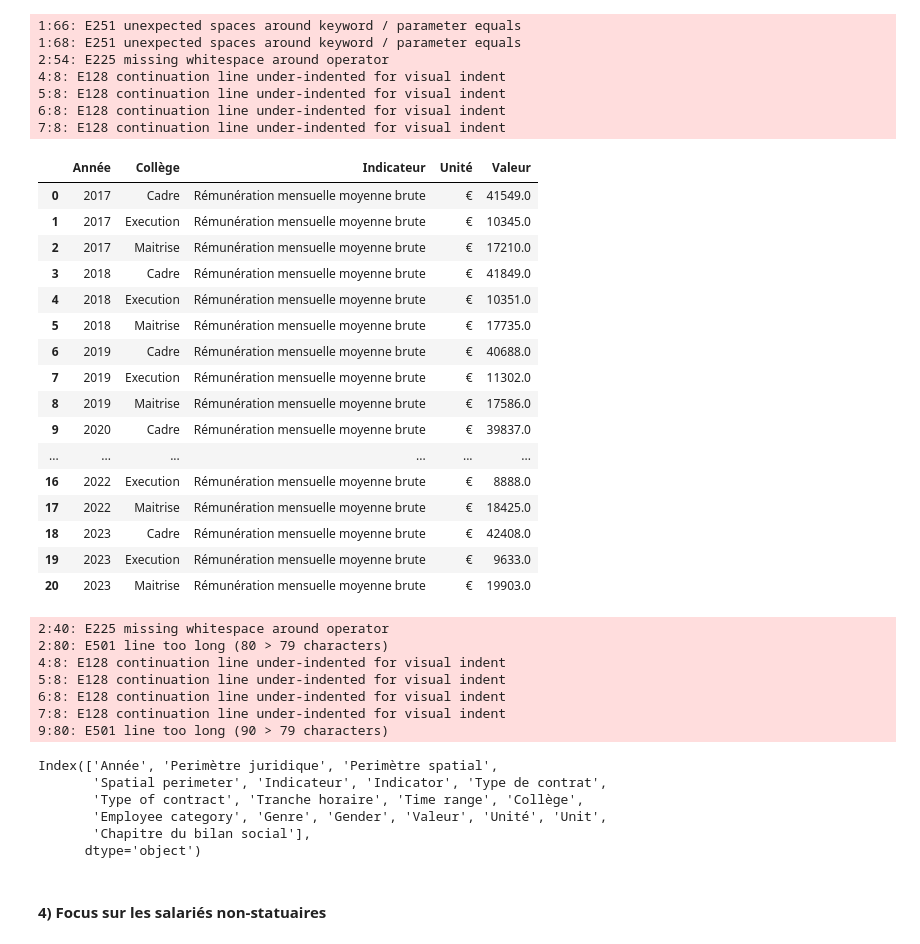
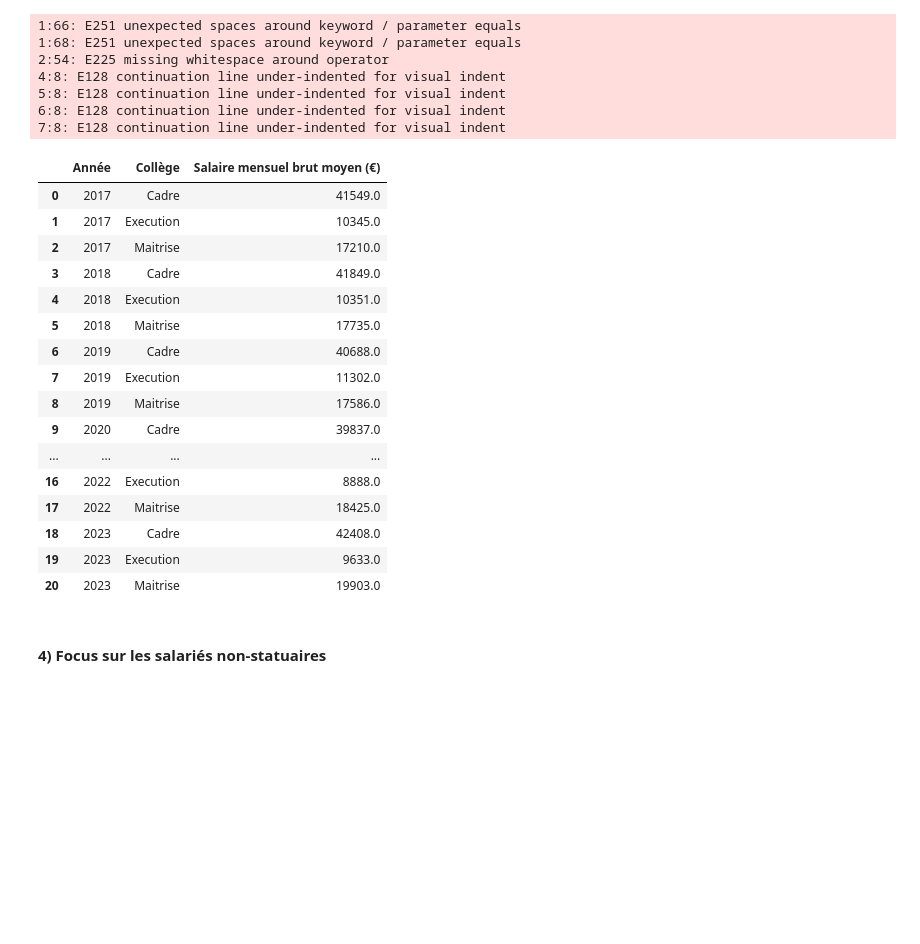
Before and after one commit to lancelot-r/projet_diversite_inclusion_entreprise, a Jupyter notebook: projet.ipynb, the cells around one changed output. Saved outputs shown, nothing was run; the diff lists cells and outputs as text; code cells hidden in the pictures; blank space fills up the shorter version.

```diff
--- a/projet.ipynb
+++ b/projet.ipynb
@@ -231,48 +243,34 @@ conditions
 # %%
 salaire = pd.read_csv("data/promotion.csv", delimiter=";")
 salaire = salaire[salaire["Indicateur"]=="Rémunération mensuelle moyenne brute"]
 drop = ['Perimètre juridique', 'Perimètre spatial',
        'Spatial perimeter', 'Indicator',
        'Type of contract', 'Employee category', 'Plage M3E',
        'M3E classification', 'Gender', 'Unit',
        'Chapitre du bilan social', 'Type de contrat', 'Genre']
 salaire = salaire.drop(columns=drop)
 salaire = salaire.groupby(["Année", "Collège", "Indicateur", "Unité"]).sum().reset_index()
+salaire = salaire.rename(columns={'Valeur': 'Salaire mensuel brut moyen (€)'})
+salaire = salaire.drop(columns=['Indicateur', 'Unité'])
 salaire
 # %% [output]
-|  | Année | Collège | Indicateur | Unité | Valeur |
-| 0 | 2017 | Cadre | Rémunération mensuelle moyenne brute | € | 41549.0 |
-| 1 | 2017 | Execution | Rémunération mensuelle moyenne brute | € | 10345.0 |
-| 2 | 2017 | Maitrise | Rémunération mensuelle moyenne brute | € | 17210.0 |
-| 3 | 2018 | Cadre | Rémunération mensuelle moyenne brute | € | 41849.0 |
-| 4 | 2018 | Execution | Rémunération mensuelle moyenne brute | € | 10351.0 |
-| 5 | 2018 | Maitrise | Rémunération mensuelle moyenne brute | € | 17735.0 |
-| 6 | 2019 | Cadre | Rémunération mensuelle moyenne brute | € | 40688.0 |
-| 7 | 2019 | Execution | Rémunération mensuelle moyenne brute | € | 11302.0 |
-| 8 | 2019 | Maitrise | Rémunération mensuelle moyenne brute | € | 17586.0 |
-| 9 | 2020 | Cadre | Rémunération mensuelle moyenne brute | € | 39837.0 |
-| ... | ... | ... | ... | ... | ... |
-| 16 | 2022 | Execution | Rémunération mensuelle moyenne brute | € | 8888.0 |
-| 17 | 2022 | Maitrise | Rémunération mensuelle moyenne brute | € | 18425.0 |
-| 18 | 2023 | Cadre | Rémunération mensuelle moyenne brute | € | 42408.0 |
-| 19 | 2023 | Execution | Rémunération mensuelle moyenne brute | € | 9633.0 |
-| 20 | 2023 | Maitrise | Rémunération mensuelle moyenne brute | € | 19903.0 |
+|  | Année | Collège | Salaire mensuel brut moyen (€) |
+| 0 | 2017 | Cadre | 41549.0 |
+| 1 | 2017 | Execution | 10345.0 |
+| 2 | 2017 | Maitrise | 17210.0 |
+| 3 | 2018 | Cadre | 41849.0 |
+| 4 | 2018 | Execution | 10351.0 |
+| 5 | 2018 | Maitrise | 17735.0 |
+| 6 | 2019 | Cadre | 40688.0 |
+| 7 | 2019 | Execution | 11302.0 |
+| 8 | 2019 | Maitrise | 17586.0 |
+| 9 | 2020 | Cadre | 39837.0 |
+| ... | ... | ... | ... |
+| 16 | 2022 | Execution | 8888.0 |
+| 17 | 2022 | Maitrise | 18425.0 |
+| 18 | 2023 | Cadre | 42408.0 |
+| 19 | 2023 | Execution | 9633.0 |
+| 20 | 2023 | Maitrise | 19903.0 |
-2:40: E225 missing whitespace around operator
-2:80: E501 line too long (80 > 79 characters)
-4:8: E128 continuation line under-indented for visual indent
-5:8: E128 continuation line under-indented for visual indent
-6:8: E128 continuation line under-indented for visual indent
-7:8: E128 continuation line under-indented for visual indent
-9:80: E501 line too long (90 > 79 characters)
-# %%
-conditions.columns
-# %% [output]
-Index(['Année', 'Perimètre juridique', 'Perimètre spatial',
-       'Spatial perimeter', 'Indicateur', 'Indicator', 'Type de contrat',
-       'Type of contract', 'Tranche horaire', 'Time range', 'Collège',
-       'Employee category', 'Genre', 'Gender', 'Valeur', 'Unité', 'Unit',
-       'Chapitre du bilan social'],
-      dtype='object')
 # %% [markdown]
 #### 4) Focus sur les salariés non-statuaires ####
 # %% [markdown]
```
Also changed, not shown: parts of 16 cells of this notebook, 1 other file.
